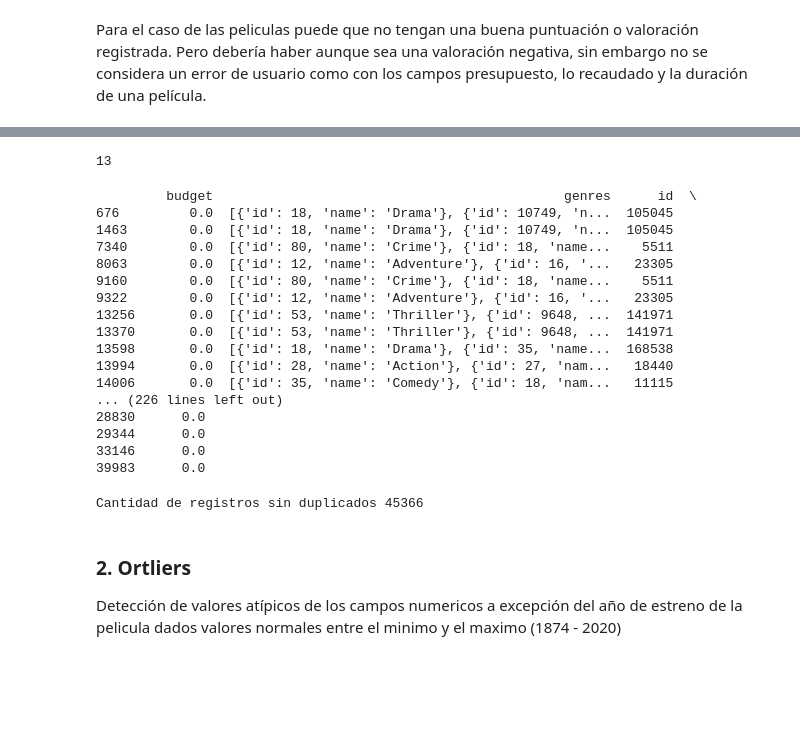
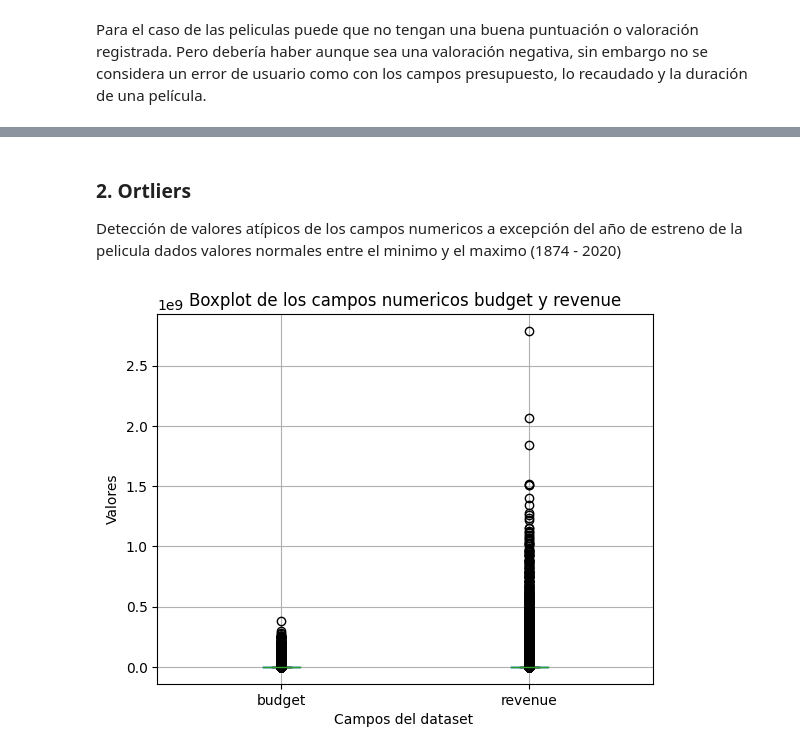
Before and after one commit to melodiromero/movies, a Jupyter notebook: eda.ipynb, the cells around one changed output, grey strips where cells are left out. Drawn from its saved outputs; the diff is of its cells as text; code cells hidden in the pictures; blank space fills up the shorter version.

```diff
--- a/eda.ipynb
+++ b/eda.ipynb
@@ -207,38 +213,19 @@ paises                6219
 release_year             3
 retorno                  0
 dtype: int64
-# %%
-# se analiza si hay duplicados:
-df.duplicated().sum()
-# %% [output]
-13
-# %%
-print(df[df.duplicated(keep=False)]) # se visualizan los registros duplicados
-# %% [output]
-         budget                                             genres      id  \
-676         0.0  [{'id': 18, 'name': 'Drama'}, {'id': 10749, 'n...  105045
-1463        0.0  [{'id': 18, 'name': 'Drama'}, {'id': 10749, 'n...  105045
-7340        0.0  [{'id': 80, 'name': 'Crime'}, {'id': 18, 'name...    5511
-8063        0.0  [{'id': 12, 'name': 'Adventure'}, {'id': 16, '...   23305
-9160        0.0  [{'id': 80, 'name': 'Crime'}, {'id': 18, 'name...    5511
-9322        0.0  [{'id': 12, 'name': 'Adventure'}, {'id': 16, '...   23305
-13256       0.0  [{'id': 53, 'name': 'Thriller'}, {'id': 9648, ...  141971
-13370       0.0  [{'id': 53, 'name': 'Thriller'}, {'id': 9648, ...  141971
-13598       0.0  [{'id': 18, 'name': 'Drama'}, {'id': 35, 'name...  168538
-13994       0.0  [{'id': 28, 'name': 'Action'}, {'id': 27, 'nam...   18440
-14006       0.0  [{'id': 35, 'name': 'Comedy'}, {'id': 18, 'nam...   11115
-... (226 lines left out)
-28830      0.0
-29344      0.0
-33146      0.0
-39983      0.0
-# %%
-df = df.drop_duplicates()
-print('Cantidad de registros sin duplicados',df.shape[0])
-# %% [output]
-Cantidad de registros sin duplicados 45366
 # %% [markdown]
 ### 2. Ortliers<a name="id2"></a>
 Detección de valores atípicos de los campos numericos a excepción del año de estreno de la pelicula dados valores normales entre el minimo y el maximo (1874 - 2020)
+# %%
+columnas = ['budget','revenue']
+df[columnas].boxplot()
+
+plt.xlabel('Campos del dataset ')
+plt.ylabel('Valores')
+plt.title('Boxplot de los campos numericos budget y revenue')
+
+plt.show()
+# %% [output]
+[figure, added]
 # %%
 
```
Also changed, not shown: parts of 29 cells of this notebook, 1 other file.
